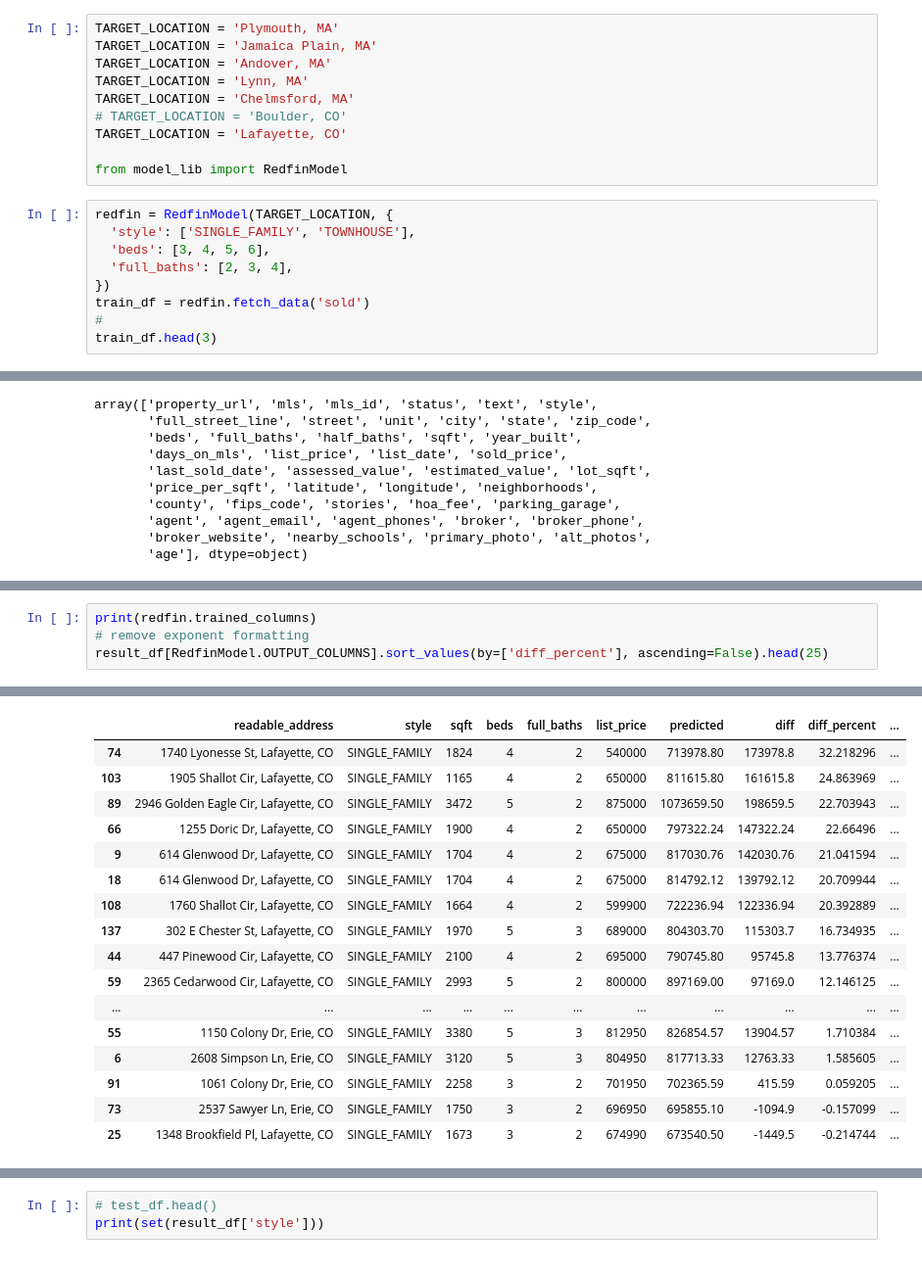
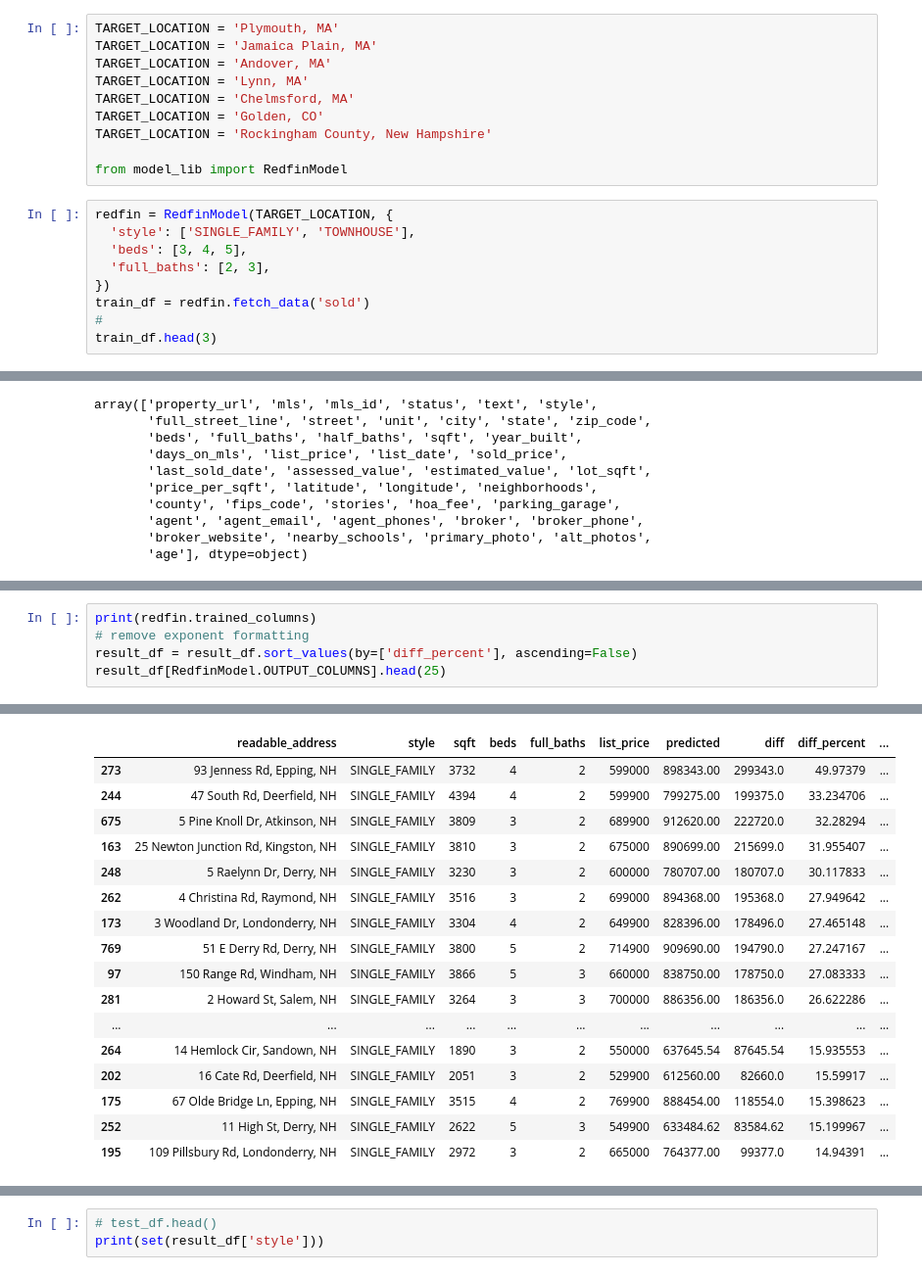
Before and after one commit to cbonoz/harvest-re, a Jupyter notebook: redfin_harvest.ipynb, the cells around one changed output, grey strips where cells are left out. Shown at 98% size. Cells and saved outputs as stored; diff of their text form.

Commit message:
add result, use county

```diff
--- a/redfin_harvest.ipynb
+++ b/redfin_harvest.ipynb
@@ -4,15 +4,15 @@ TARGET_LOCATION = 'Jamaica Plain, MA'
 TARGET_LOCATION = 'Andover, MA'
 TARGET_LOCATION = 'Lynn, MA'
 TARGET_LOCATION = 'Chelmsford, MA'
-# TARGET_LOCATION = 'Boulder, CO'
-TARGET_LOCATION = 'Lafayette, CO'
+TARGET_LOCATION = 'Golden, CO'
+TARGET_LOCATION = 'Rockingham County, New Hampshire'
 
 from model_lib import RedfinModel
 # %%
 redfin = RedfinModel(TARGET_LOCATION, {
   'style': ['SINGLE_FAMILY', 'TOWNHOUSE'],
-  'beds': [3, 4, 5, 6],
-  'full_baths': [2, 3, 4],
+  'beds': [3, 4, 5],
+  'full_baths': [2, 3],
 })
 train_df = redfin.fetch_data('sold')
 #
@@ -79,5 +93,6 @@ Predicted 65 values
 # %%
 print(redfin.trained_columns)
 # remove exponent formatting
-result_df[RedfinModel.OUTPUT_COLUMNS].sort_values(by=['diff_percent'], ascending=False).head(25)
+result_df = result_df.sort_values(by=['diff_percent'], ascending=False)
+result_df[RedfinModel.OUTPUT_COLUMNS].head(25)
 # %% [output]
@@ -89,17 +116,17 @@ result_df[RedfinModel.OUTPUT_COLUMNS].sort_values(by=['diff_percent'], ascending
 |  | readable_address | style | sqft | beds | full_baths | list_price | predicted | diff | diff_percent | ... |
-| 74 | 1740 Lyonesse St, Lafayette, CO | SINGLE_FAMILY | 1824 | 4 | 2 | 540000 | 713978.80 | 173978.8 | 32.218296 | ... |
-| 103 | 1905 Shallot Cir, Lafayette, CO | SINGLE_FAMILY | 1165 | 4 | 2 | 650000 | 811615.80 | 161615.8 | 24.863969 | ... |
-| 89 | 2946 Golden Eagle Cir, Lafayette, CO | SINGLE_FAMILY | 3472 | 5 | 2 | 875000 | 1073659.50 | 198659.5 | 22.703943 | ... |
-| 66 | 1255 Doric Dr, Lafayette, CO | SINGLE_FAMILY | 1900 | 4 | 2 | 650000 | 797322.24 | 147322.24 | 22.66496 | ... |
-| 9 | 614 Glenwood Dr, Lafayette, CO | SINGLE_FAMILY | 1704 | 4 | 2 | 675000 | 817030.76 | 142030.76 | 21.041594 | ... |
-| 18 | 614 Glenwood Dr, Lafayette, CO | SINGLE_FAMILY | 1704 | 4 | 2 | 675000 | 814792.12 | 139792.12 | 20.709944 | ... |
-| 108 | 1760 Shallot Cir, Lafayette, CO | SINGLE_FAMILY | 1664 | 4 | 2 | 599900 | 722236.94 | 122336.94 | 20.392889 | ... |
-| 137 | 302 E Chester St, Lafayette, CO | SINGLE_FAMILY | 1970 | 5 | 3 | 689000 | 804303.70 | 115303.7 | 16.734935 | ... |
-| 44 | 447 Pinewood Cir, Lafayette, CO | SINGLE_FAMILY | 2100 | 4 | 2 | 695000 | 790745.80 | 95745.8 | 13.776374 | ... |
-| 59 | 2365 Cedarwood Cir, Lafayette, CO | SINGLE_FAMILY | 2993 | 5 | 2 | 800000 | 897169.00 | 97169.0 | 12.146125 | ... |
+| 273 | 93 Jenness Rd, Epping, NH | SINGLE_FAMILY | 3732 | 4 | 2 | 599000 | 898343.00 | 299343.0 | 49.97379 | ... |
+| 244 | 47 South Rd, Deerfield, NH | SINGLE_FAMILY | 4394 | 4 | 2 | 599900 | 799275.00 | 199375.0 | 33.234706 | ... |
+| 675 | 5 Pine Knoll Dr, Atkinson, NH | SINGLE_FAMILY | 3809 | 3 | 2 | 689900 | 912620.00 | 222720.0 | 32.28294 | ... |
+| 163 | 25 Newton Junction Rd, Kingston, NH | SINGLE_FAMILY | 3810 | 3 | 2 | 675000 | 890699.00 | 215699.0 | 31.955407 | ... |
+| 248 | 5 Raelynn Dr, Derry, NH | SINGLE_FAMILY | 3230 | 3 | 2 | 600000 | 780707.00 | 180707.0 | 30.117833 | ... |
+| 262 | 4 Christina Rd, Raymond, NH | SINGLE_FAMILY | 3516 | 3 | 2 | 699000 | 894368.00 | 195368.0 | 27.949642 | ... |
+| 173 | 3 Woodland Dr, Londonderry, NH | SINGLE_FAMILY | 3304 | 4 | 2 | 649900 | 828396.00 | 178496.0 | 27.465148 | ... |
+| 769 | 51 E Derry Rd, Derry, NH | SINGLE_FAMILY | 3800 | 5 | 2 | 714900 | 909690.00 | 194790.0 | 27.247167 | ... |
+| 97 | 150 Range Rd, Windham, NH | SINGLE_FAMILY | 3866 | 5 | 3 | 660000 | 838750.00 | 178750.0 | 27.083333 | ... |
+| 281 | 2 Howard St, Salem, NH | SINGLE_FAMILY | 3264 | 3 | 3 | 700000 | 886356.00 | 186356.0 | 26.622286 | ... |
 | ... | ... | ... | ... | ... | ... | ... | ... | ... | ... | ... |
-| 55 | 1150 Colony Dr, Erie, CO | SINGLE_FAMILY | 3380 | 5 | 3 | 812950 | 826854.57 | 13904.57 | 1.710384 | ... |
-| 6 | 2608 Simpson Ln, Erie, CO | SINGLE_FAMILY | 3120 | 5 | 3 | 804950 | 817713.33 | 12763.33 | 1.585605 | ... |
-| 91 | 1061 Colony Dr, Erie, CO | SINGLE_FAMILY | 2258 | 3 | 2 | 701950 | 702365.59 | 415.59 | 0.059205 | ... |
-| 73 | 2537 Sawyer Ln, Erie, CO | SINGLE_FAMILY | 1750 | 3 | 2 | 696950 | 695855.10 | -1094.9 | -0.157099 | ... |
-| 25 | 1348 Brookfield Pl, Lafayette, CO | SINGLE_FAMILY | 1673 | 3 | 2 | 674990 | 673540.50 | -1449.5 | -0.214744 | ... |
+| 264 | 14 Hemlock Cir, Sandown, NH | SINGLE_FAMILY | 1890 | 3 | 2 | 550000 | 637645.54 | 87645.54 | 15.935553 | ... |
+| 202 | 16 Cate Rd, Deerfield, NH | SINGLE_FAMILY | 2051 | 3 | 2 | 529900 | 612560.00 | 82660.0 | 15.59917 | ... |
+| 175 | 67 Olde Bridge Ln, Epping, NH | SINGLE_FAMILY | 3515 | 4 | 2 | 769900 | 888454.00 | 118554.0 | 15.398623 | ... |
+| 252 | 11 High St, Derry, NH | SINGLE_FAMILY | 2622 | 5 | 3 | 549900 | 633484.62 | 83584.62 | 15.199967 | ... |
+| 195 | 109 Pillsbury Rd, Londonderry, NH | SINGLE_FAMILY | 2972 | 3 | 2 | 665000 | 764377.00 | 99377.0 | 14.94391 | ... |
```
Also changed, not shown: parts of 8 cells of this notebook, 1 other file.
